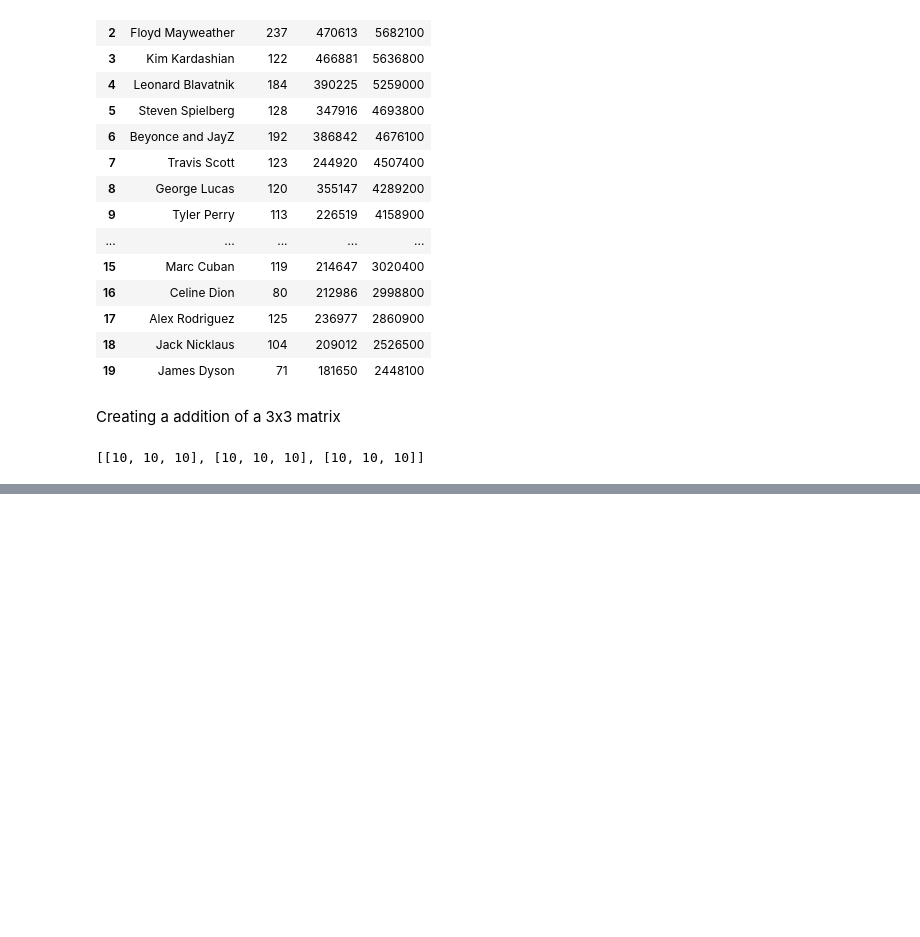
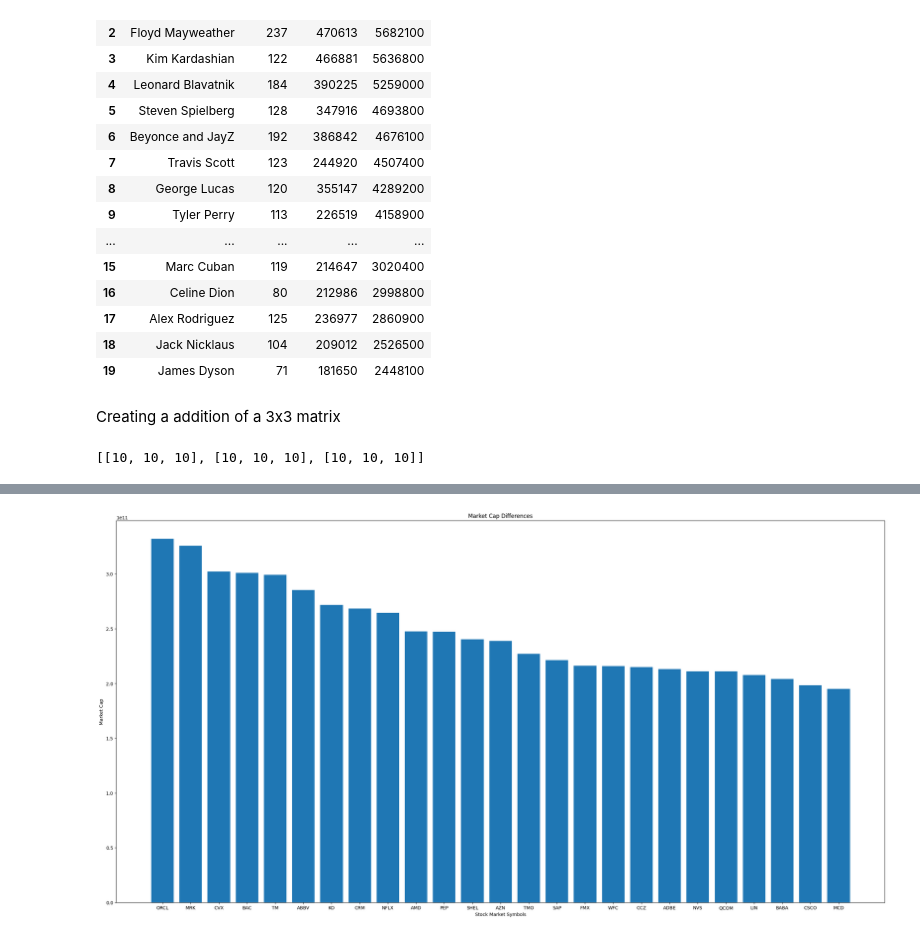
Before and after one commit to Alexander040105/self-learning-projects, a Jupyter notebook: csv_project/aral_pandas/self_activity.ipynb, the cells around one changed output, grey strips where cells are left out. Saved outputs shown, nothing was run; the diff lists cells and outputs as text; code cells hidden in the pictures; blank space fills up the shorter version.

Commit message:
tried to plot market differences on while using the data from Yahoo Finance API

```diff
--- a/csv_project/aral_pandas/self_activity.ipynb
+++ b/csv_project/aral_pandas/self_activity.ipynb
@@ -172,0 +175,89 @@ print(sumMatrix)
+# %%
+import requests
+import pandas as pd
+import matplotlib.pyplot as plt
+import locale
+
+url = "https://yahoo-finance15.p.rapidapi.com/api/v2/markets/tickers"
+
+querystring = {"type": "STOCKS", "page": "1"}
+
+headers = {
+    "X-RapidAPI-Key": "cf77ce770amsh138dc2dea2cc5d9p11e87ajsn3f8aca890336",
+    "X-RapidAPI-Host": "yahoo-finance15.p.rapidapi.com"
+}
+
+response = requests.get(url, headers=headers, params=querystring)
+
+# Check if response was successful
+if response.status_code == 200:
+    data = response.json()
+    print(data)
+
+    # Find Oracle and Adobe data
+    # oracle = next((item for item in data['body'] if item['name'] == "Oracle Corporation Common Stock"), None)
+    # adobe = next((item for item in data['body'] if item['name'] == "Adobe Inc. Common Stock"), None)
+
+    symbols = []
+    names = []
+    marketCap = []
+
+    for datas in data['body']:
+        symbols.append(datas['symbol'])
+        names.append(datas['name'])
+        marketCap.append(int(datas['marketCap'].replace(',', '')))
+
+    plt.figure(figsize=(30, 15))
+    plt.bar(symbols, marketCap)
+    plt.xlabel('Stock Market Symbols')
+    plt.ylabel('Market Cap')
+    plt.title('Market Cap Differences')
+
+    plt.show()
+
+else:
+    print("Failed to fetch data. Status code:", response.status_code)
+
+
+# experiment code
+
+    # oracleMarketCap = int(oracle['marketCap'].replace(',', '')) if oracle else None
+    # adobeMarketCap = int(adobe['marketCap'].replace(',', '')) if adobe else None
+
+
+
+    # if oracleMarketCap:
+    #     symbols.append(oracle['symbol'])
+    #     marketCap.append(oracleMarketCap)
+    # if adobeMarketCap:
+    #     symbols.append(adobe['symbol'])
+    #     marketCap.append(adobeMarketCap)
+
+
+# Check if request was successful
+# if response.status_code == 200:
+#     data = response.json()
+
+#     oracle = next(item for item in data['body'] if item['name'] == "Oracle Corporation Common Stock")
+#     adobe = next(item for item in data['body'] if item['name'] == "Adobe Inc. Common Stock")
+
+#     oracleMarketCap = oracle['marketCap']
+#     adobeMarketCap = adobe['marketCap']
+#     symbols = [adobe['symbol'],oracle['symbol']]
+#     marketCap = [adobe['marketCap'],oracle['marketCap']]
+#     # for datas in data['body']:
+#     #     symbols.append(datas['symbol'])
+#     #     marketCap.append(int(datas['marketCap'].replace(',', '')))
+
+#     # print(symbols)
+
+#     plt.figure(figsize=(20, 20))
+#     plt.bar(symbols, marketCap)
+#     plt.xlabel('Stock Market Symbols')
+#     plt.ylabel('Market Cap')
+#     plt.title('Market Cap differences')
+
+#     plt.show()
+# else:
+#     print("Failed to fetch data. Status code:", response.status_code)
+# %% [output]
@@ -172,0 +265 @@ print(sumMatrix)
+[figure, added]
```
Also changed, not shown: parts of 3 cells of this notebook, 7 other files.
